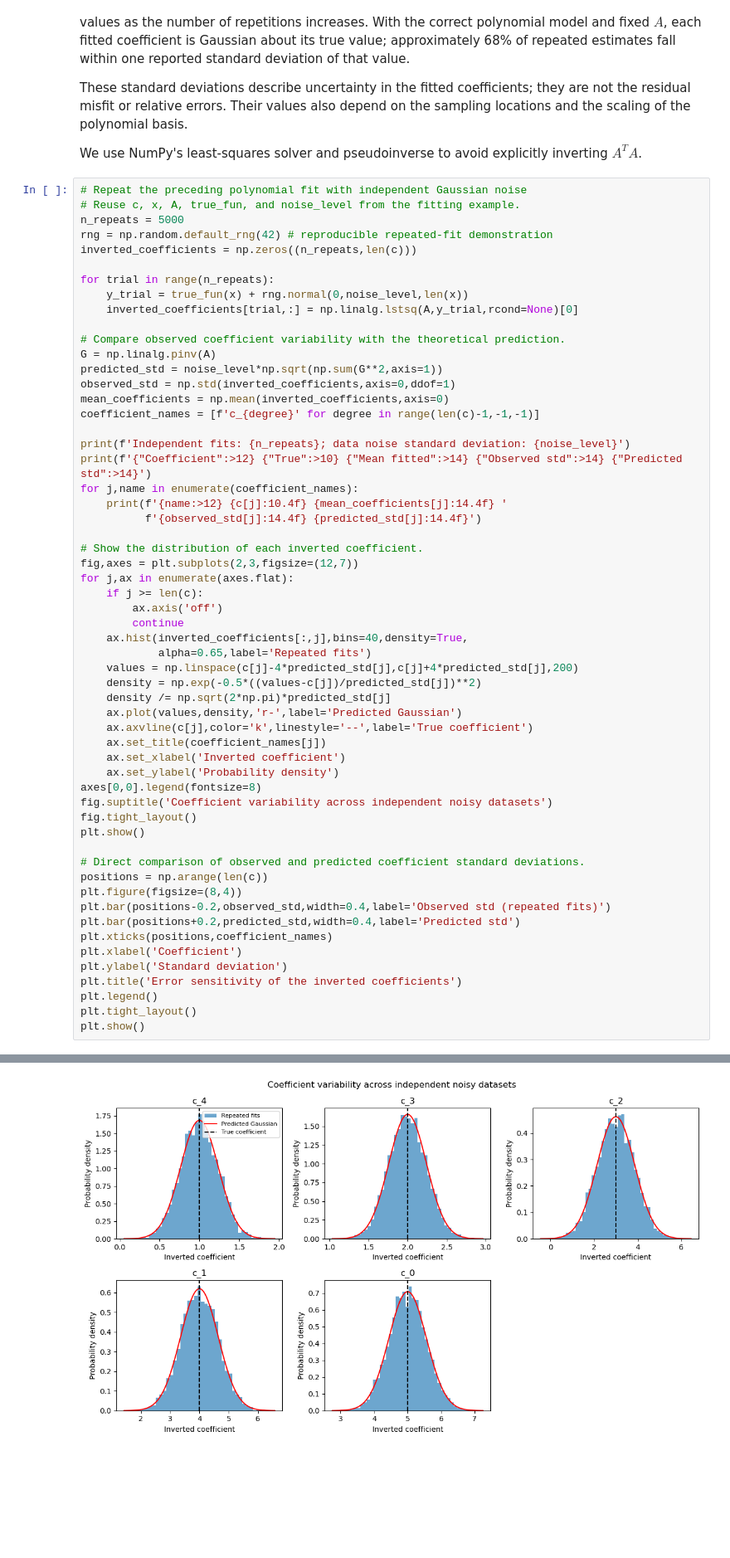
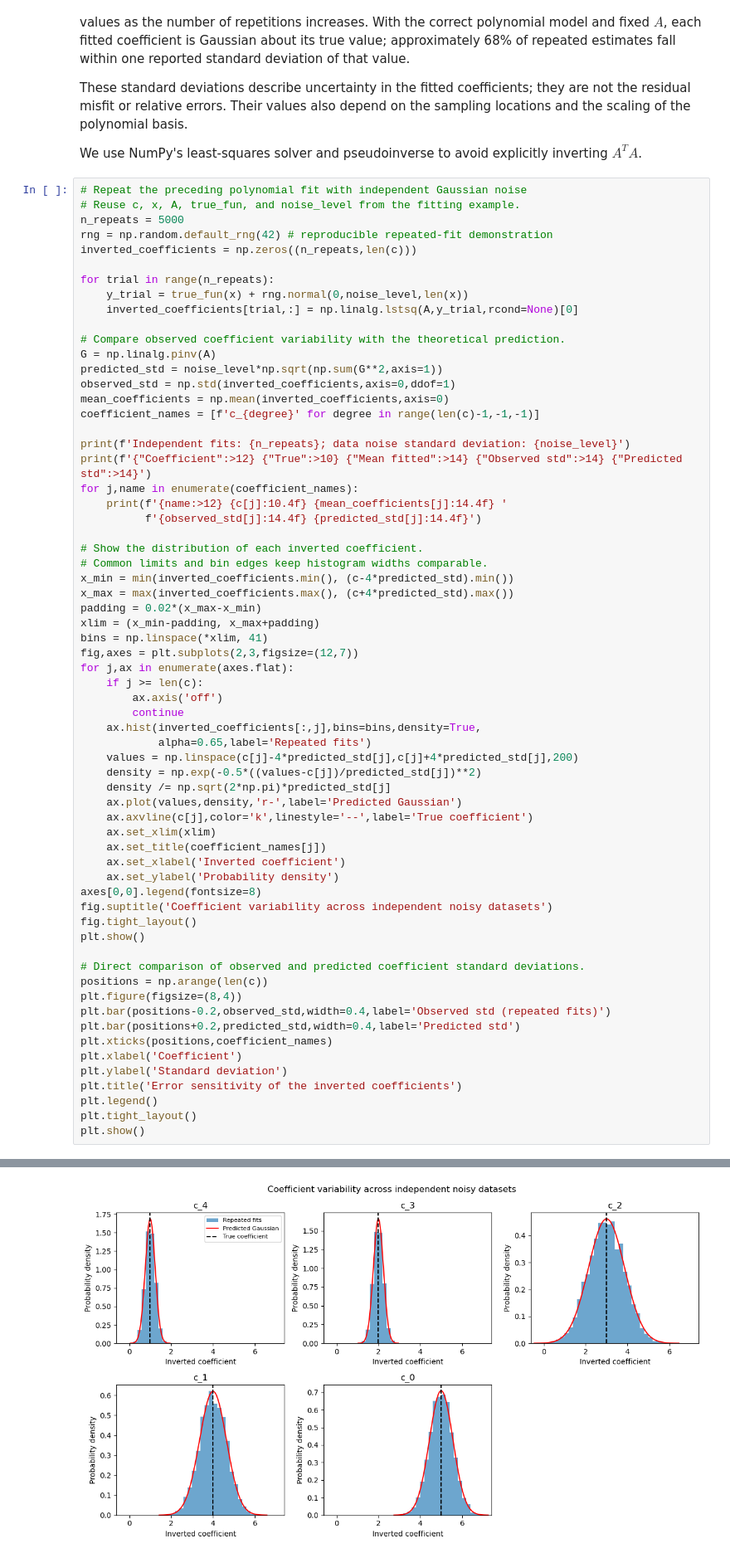
Before and after one commit to jinwar/GeophysicsComputing_GPGN436536, a Jupyter notebook: 09_Regression.ipynb, the cells around one changed output, grey strips where cells are left out. Shown at 83% size. Cells and saved outputs as stored; diff of their text form; blank space fills up the shorter version.

Commit message:
Use shared histogram x limits and bins; rerun regression notebook

```diff
--- a/09_Regression.ipynb
+++ b/09_Regression.ipynb
@@ -327,47 +327,54 @@ for j,name in enumerate(coefficient_names):
           f'{observed_std[j]:14.4f} {predicted_std[j]:14.4f}')
 
 # Show the distribution of each inverted coefficient.
+# Common limits and bin edges keep histogram widths comparable.
+x_min = min(inverted_coefficients.min(), (c-4*predicted_std).min())
+x_max = max(inverted_coefficients.max(), (c+4*predicted_std).max())
+padding = 0.02*(x_max-x_min)
+xlim = (x_min-padding, x_max+padding)
+bins = np.linspace(*xlim, 41)
 fig,axes = plt.subplots(2,3,figsize=(12,7))
 for j,ax in enumerate(axes.flat):
     if j >= len(c):
         ax.axis('off')
         continue
-    ax.hist(inverted_coefficients[:,j],bins=40,density=True,
+    ax.hist(inverted_coefficients[:,j],bins=bins,density=True,
             alpha=0.65,label='Repeated fits')
     values = np.linspace(c[j]-4*predicted_std[j],c[j]+4*predicted_std[j],200)
     density = np.exp(-0.5*((values-c[j])/predicted_std[j])**2)
     density /= np.sqrt(2*np.pi)*predicted_std[j]
     ax.plot(values,density,'r-',label='Predicted Gaussian')
     ax.axvline(c[j],color='k',linestyle='--',label='True coefficient')
+    ax.set_xlim(xlim)
     ax.set_title(coefficient_names[j])
     ax.set_xlabel('Inverted coefficient')
     ax.set_ylabel('Probability density')
 axes[0,0].legend(fontsize=8)
 fig.suptitle('Coefficient variability across independent noisy datasets')
 fig.tight_layout()
 plt.show()
 
 # Direct comparison of observed and predicted coefficient standard deviations.
 positions = np.arange(len(c))
 plt.figure(figsize=(8,4))
 plt.bar(positions-0.2,observed_std,width=0.4,label='Observed std (repeated fits)')
 plt.bar(positions+0.2,predicted_std,width=0.4,label='Predicted std')
 plt.xticks(positions,coefficient_names)
 plt.xlabel('Coefficient')
 plt.ylabel('Standard deviation')
 plt.title('Error sensitivity of the inverted coefficients')
 plt.legend()
 plt.tight_layout()
 plt.show()
 # %% [output]
 Independent fits: 5000; data noise standard deviation: 3
  Coefficient       True    Mean fitted   Observed std  Predicted std
          c_4     1.0000         1.0009         0.2352         0.2368
          c_3     2.0000         1.9989         0.2401         0.2408
          c_2     3.0000         2.9943         0.8578         0.8638
          c_1     4.0000         4.0043         0.6409         0.6433
          c_0     5.0000         5.0033         0.5586         0.5626
-[figure, old version]
+[figure, new version]
 [figure]
 # %% [markdown]
 ## 2-D Polynomial Surface Fitting
```
Also changed, not shown: parts of 11 cells of this notebook.
